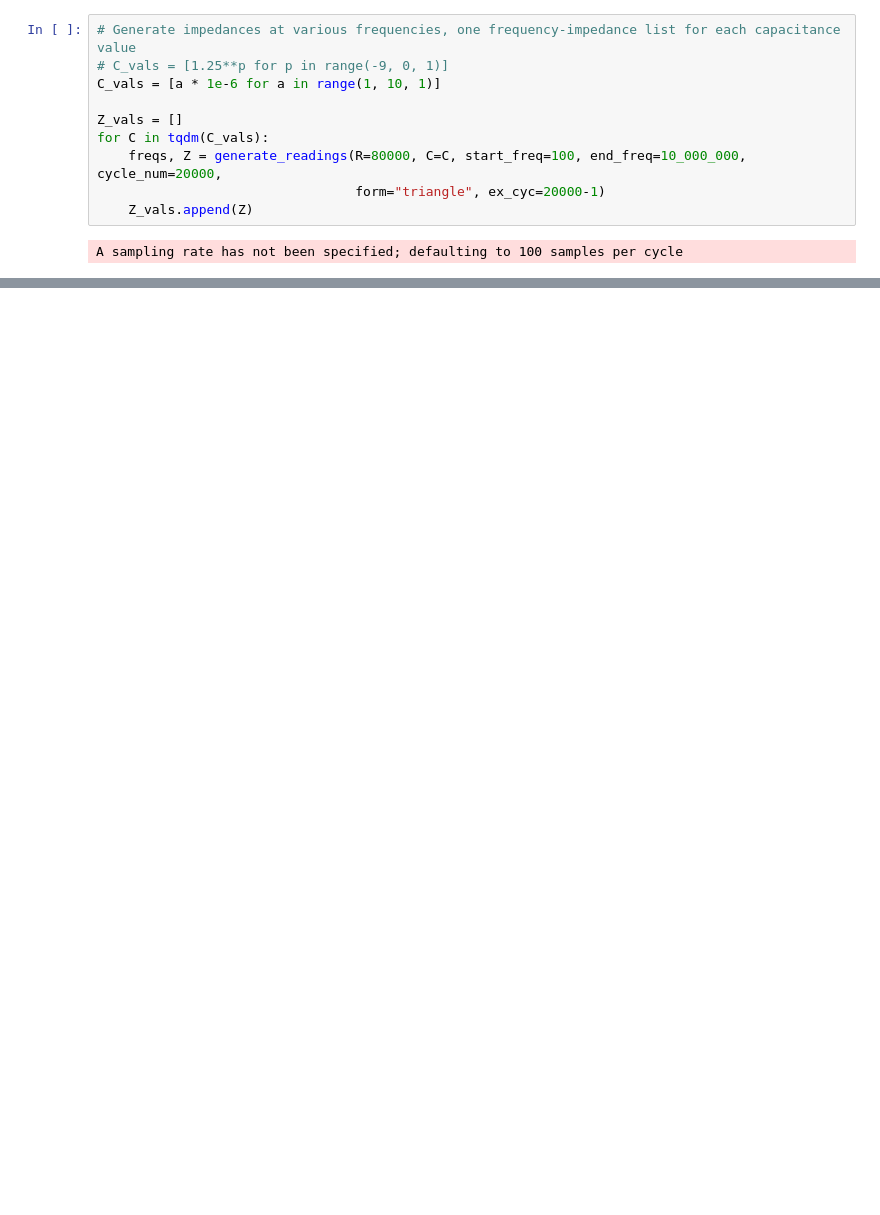
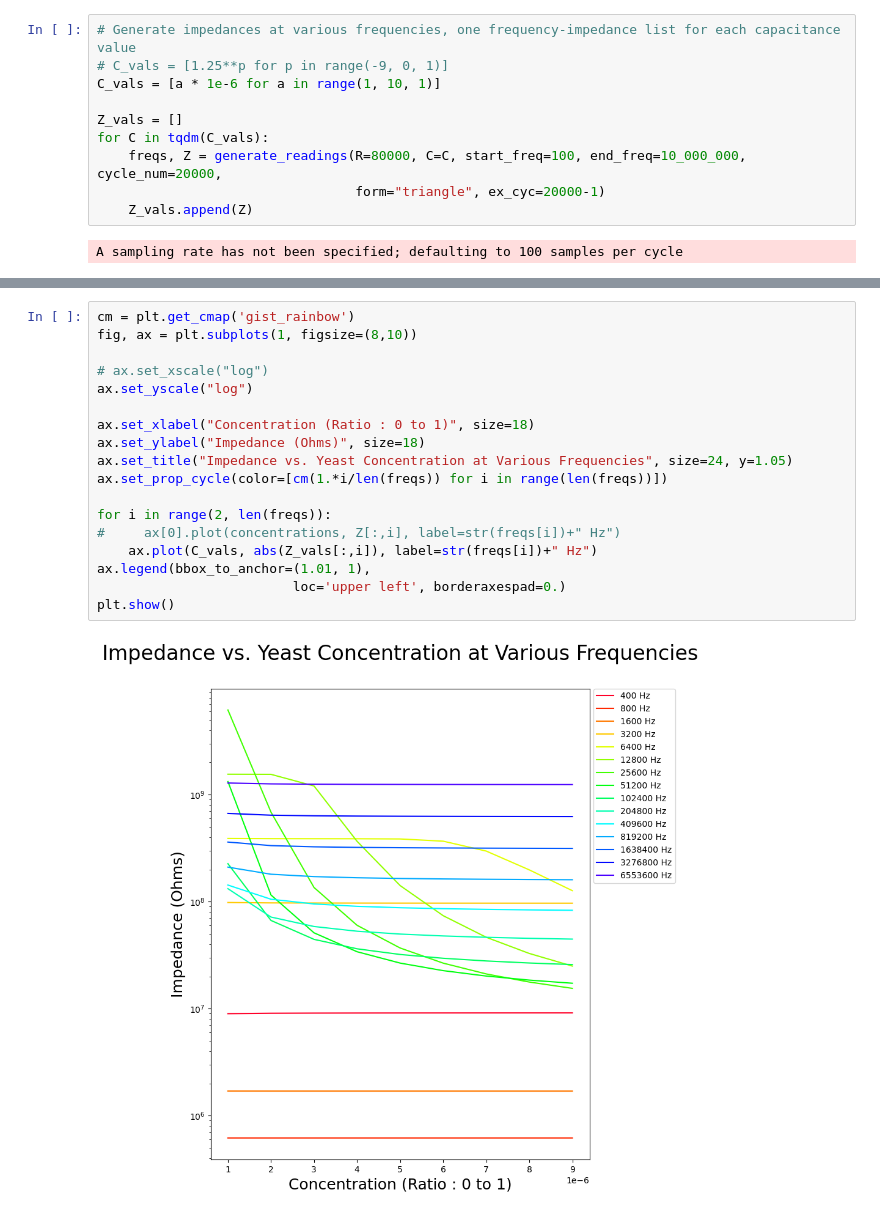
Before and after one commit to nazeern/nanotech, a Jupyter notebook: SimRC.ipynb, the cells around one changed output, grey strips where cells are left out. Saved outputs shown, nothing was run; the diff lists cells and outputs as text; blank space fills up the shorter version.

```diff
--- a/SimRC.ipynb
+++ b/SimRC.ipynb
@@ -633,0 +634,20 @@ plot_rows(abs(Z_vals), freqs, C_vals, xlabel="Frequencies (Hz)",
+# %%
+cm = plt.get_cmap('gist_rainbow')
+fig, ax = plt.subplots(1, figsize=(8,10))
+
+# ax.set_xscale("log")
+ax.set_yscale("log")
+
+ax.set_xlabel("Concentration (Ratio : 0 to 1)", size=18)
+ax.set_ylabel("Impedance (Ohms)", size=18)
+ax.set_title("Impedance vs. Yeast Concentration at Various Frequencies", size=24, y=1.05)
+ax.set_prop_cycle(color=[cm(1.*i/len(freqs)) for i in range(len(freqs))])
+
+for i in range(2, len(freqs)):
+#     ax[0].plot(concentrations, Z[:,i], label=str(freqs[i])+" Hz")
+    ax.plot(C_vals, abs(Z_vals[:,i]), label=str(freqs[i])+" Hz")
+ax.legend(bbox_to_anchor=(1.01, 1),
+                         loc='upper left', borderaxespad=0.)
+plt.show()
+# %% [output]
+[figure, added]
```
Also changed, not shown: parts of 5 cells of this notebook, 2 other files.
